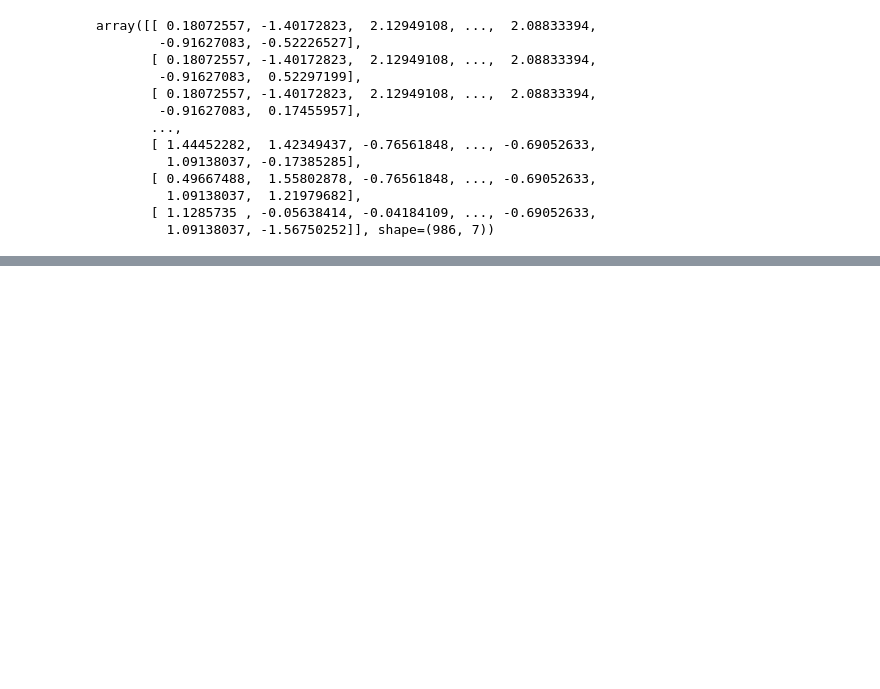
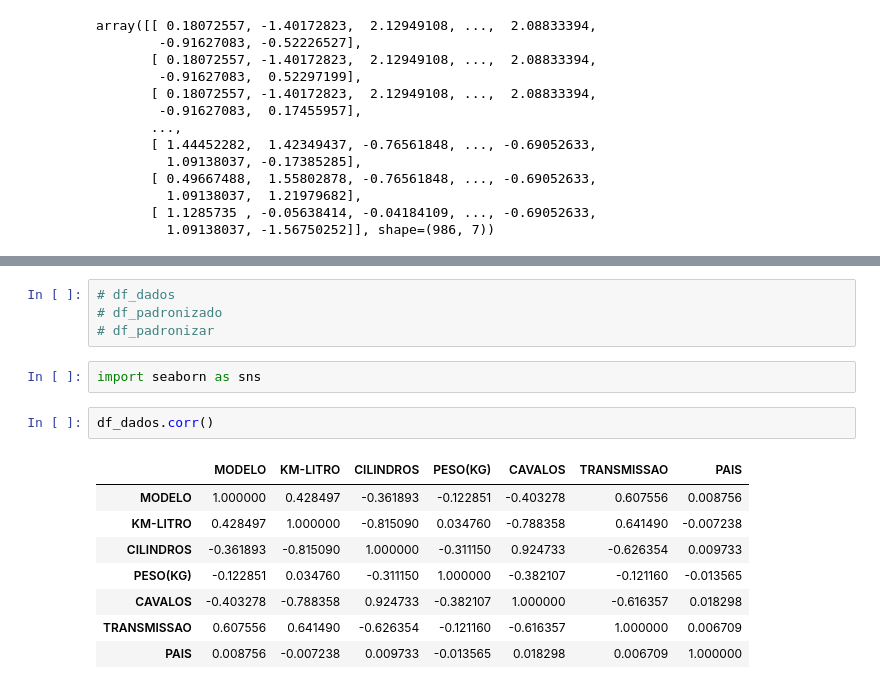
Before and after one commit to jesieldossantos/Curso-IA, a Jupyter notebook: analises/dammys/carros 2.ipynb, the cells around one changed output, grey strips where cells are left out. Cells and saved outputs as stored; diff of their text form; blank space fills up the shorter version.

```diff
--- a/analises/dammys/carros 2.ipynb
+++ b/analises/dammys/carros 2.ipynb
@@ -304,0 +354,17 @@ df_padronizado
+# %%
+# df_dados
+# df_padronizado
+# df_padronizar
+# %%
+import seaborn as sns
+# %%
+df_dados.corr()
+# %% [output]
+|  | MODELO | KM-LITRO | CILINDROS | PESO(KG) | CAVALOS | TRANSMISSAO | PAIS |
+| MODELO | 1.000000 | 0.428497 | -0.361893 | -0.122851 | -0.403278 | 0.607556 | 0.008756 |
+| KM-LITRO | 0.428497 | 1.000000 | -0.815090 | 0.034760 | -0.788358 | 0.641490 | -0.007238 |
+| CILINDROS | -0.361893 | -0.815090 | 1.000000 | -0.311150 | 0.924733 | -0.626354 | 0.009733 |
+| PESO(KG) | -0.122851 | 0.034760 | -0.311150 | 1.000000 | -0.382107 | -0.121160 | -0.013565 |
+| CAVALOS | -0.403278 | -0.788358 | 0.924733 | -0.382107 | 1.000000 | -0.616357 | 0.018298 |
+| TRANSMISSAO | 0.607556 | 0.641490 | -0.626354 | -0.121160 | -0.616357 | 1.000000 | 0.006709 |
+| PAIS | 0.008756 | -0.007238 | 0.009733 | -0.013565 | 0.018298 | 0.006709 | 1.000000 |
```
Also changed, not shown: parts of 13 cells of this notebook.
